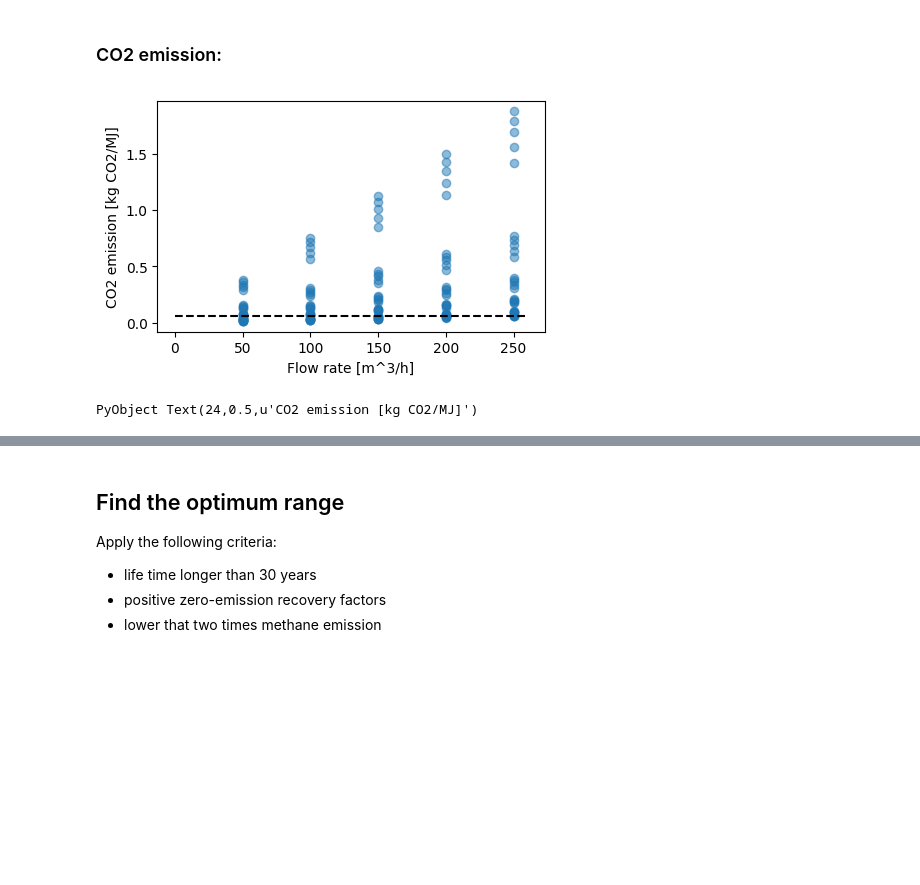
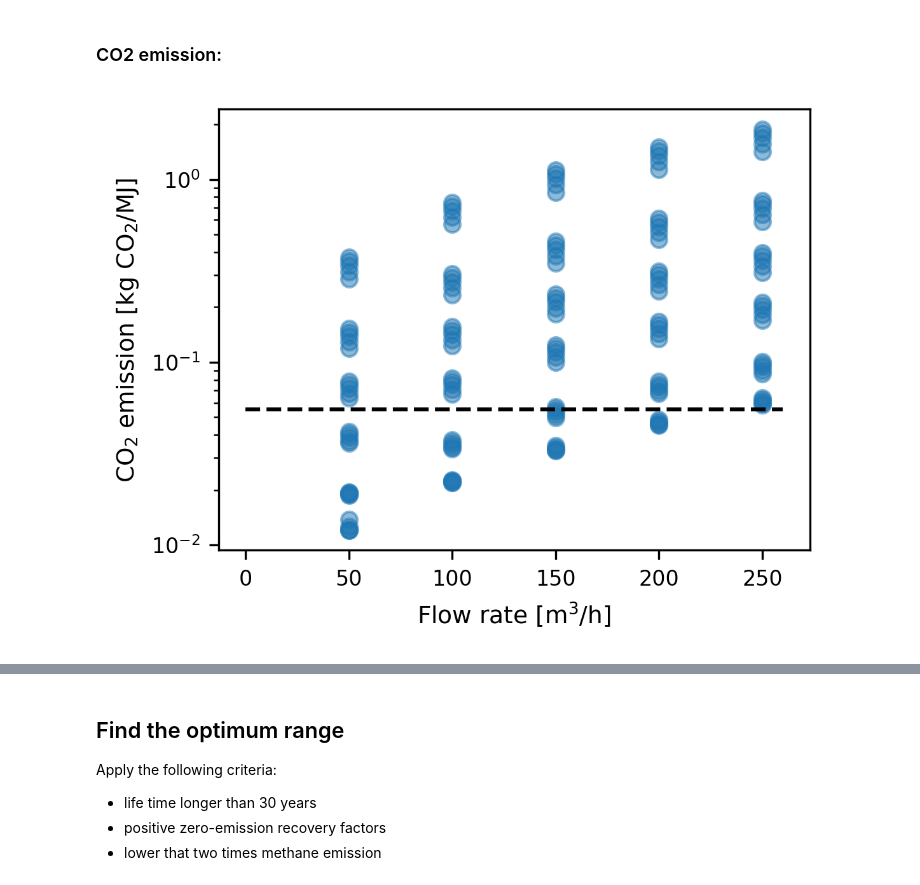
Before and after one commit to simulkade/geothermal, a Jupyter notebook: data_analysis_results.ipynb, the cells around one changed output, grey strips where cells are left out. Drawn from its saved outputs; the diff is of its cells as text; code cells hidden in the pictures; blank space fills up the shorter version.

```diff
--- a/data_analysis_results.ipynb
+++ b/data_analysis_results.ipynb
@@ -33,5 +36,5 @@ em_gas*1e3
 # %% [output]
 0.05499999999999999
 # %%
-df_geo = readtable("geothermal_final_results.csv")
+df_geo = CSV.read("geothermal_final_results.csv")
 # %% [output]
@@ -167,11 +183,11 @@ end
 # %% [markdown]
 ### CO2 emission:
 # %%
-figure(figsize=(5,3))
-plot(df_geo[:q_m3_s]*3600, df_geo[:c_CO2], alpha = 0.5, "o")
-plot([0, 260], [em_gas, em_gas]*1e3, "--k")
-xlabel("Flow rate [m^3/h]")
-ylabel("CO2 emission [kg CO2/MJ]")
+figure(figsize=(4,3))
+semilogy(df_geo[:q_m3_s]*3600, df_geo[:c_CO2], alpha = 0.5, "o")
+semilogy([0, 260], [em_gas, em_gas]*1e3, "--k")
+xlabel("Flow rate [m\$^3\$/h]")
+ylabel("CO\$_2\$ emission [kg CO\$_2\$/MJ]")
+savefig("figs/CO2_emission_flow.png")
 # %% [output]
-[figure, old version]
+[figure, new version]
-PyObject Text(24,0.5,u'CO2 emission [kg CO2/MJ]')
```
Also changed, not shown: parts of 18 cells of this notebook, 11 other files.
